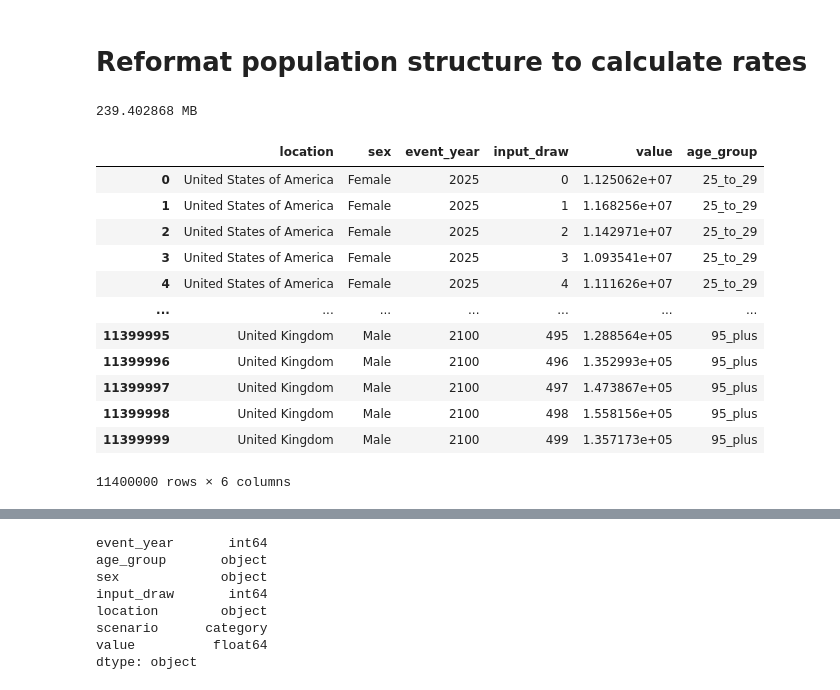
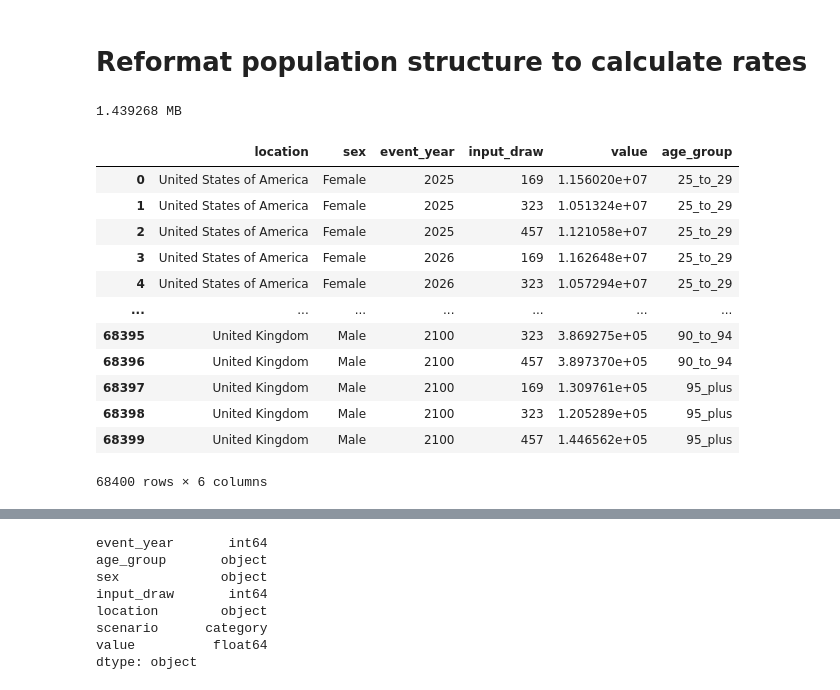
Before and after one commit to ihmeuw/vivarium_research_alzheimers, a Jupyter notebook: results_tables/2025_10_30_results_tables_ndbs.ipynb, the cells around one changed output, grey strips where cells are left out. Drawn from its saved outputs; the diff is of its cells as text; code cells hidden in the pictures.

```diff
--- a/results_tables/2025_10_30_results_tables_ndbs.ipynb
+++ b/results_tables/2025_10_30_results_tables_ndbs.ipynb
@@ -102,7 +86,7 @@ batch_results_dirs
 `/snfs1/Project/simulation_science/alzheimers/results_in_progress`
 # %%
 # Project directory
-project_dir = '/mnt/team/simulation_science/pub/models/vivarium_csu_alzheimers/'
+project_dir = Path('/mnt/team/simulation_science/pub/models/vivarium_csu_alzheimers/')
 
 # Output directory to store final results for client
 output_dir = Path(r"J:\Project\simulation_science\alzheimers\results_in_progress".replace('\\', '/').replace('J:', '/snfs1'))
@@ -118,9 +102,9 @@ PosixPath('/snfs1/Project/simulation_science/alzheimers/results_in_progress')
 model_run_subdir = 'results/abie_consistent_model_test/united_states_of_america/2025_10_28_08_55_05/'
 
 # Results directory for model 8.3, for testing
-results_dirs = project_dir + model_run_subdir + 'results/'
+results_dirs = project_dir / model_run_subdir / 'results/'
 
-# Artifact for models 8.3 - 8.6
+# Artifact for models 8.3 - 8.7
 artifact_model_number = '8.3'
 
 !ls -halt $results_dirs
@@ -175,7 +159,11 @@ def get_results_and_artifact_dicts(
         for subdir in location_to_artifact_subdir.values()]
 
     location_to_artifact_path = {
-        loc: project_dir + subpath for loc, subpath
+        # Make sure artifact directory is stored as a string, not a Path
+        # object, since it'll be stored as a string in the simulation
+        # output, and we'll need to reverse this dict to map from
+        # directories to locations
+        loc: str(project_dir / subpath) for loc, subpath
         in zip(locations, artifact_subpaths)}
 
     return location_to_results_dir, location_to_artifact_path
@@ -810,39 +871,58 @@ dtype: object
 # %% [markdown]
 # Reformat population structure to calculate rates
 # %%
+def append_aggregate_categories(df, ops=ops):
+    # NOTE: If age_group column is Categorical, calling .unique() also
+    # returns a Categorical, which must be explicitly converted to a
+    # list in order for the _ensure_iterable function to work
+    all_ages_map = {'all_ages': list(df['age_group'].unique())}
+    both_sexes_map = {'Both': ['Male', 'Female']}
+    df = (
+        df
+        .pipe(ops.aggregate_categories, 'age_group', all_ages_map, append=True)
+        .pipe(ops.aggregate_categories, 'sex', both_sexes_map, append=True)
+    )
+    return df
+
 def reformat_population_structure(
     population_structure,
+    draws=None,
+    append_aggregates=False,
+    measure='person_time',
     age_map=age_map,
     colname_to_dtype=colname_to_dtype,
+    ops=ops,
 ):
     pop_structure = (
         population_structure
         # Filter to ages and years used in the sim
         .query("age_start >= 25 and year_start >= 2025")
-        .pipe(convert_to_sim_format, age_map, colname_to_dtype)
+        .pipe(convert_to_sim_format, draws, measure, age_map, colname_to_dtype)
         # .assign(measure=lambda df: constant_categorical('person_time', len(df)))
     )
     # Copy 2050 population forward through 2100
     pop_2050 = pop_structure.query("event_year == 2050")
     future_years = [pop_2050.assign(event_year=y) for y in range(2051, 2101)]
     pop_structure = pd.concat([pop_structure, *future_years], ignore_index=True)
+    if append_aggregates:
+        pop_structure = append_aggregate_categories(pop_structure, ops)
     return pop_structure
 
-pop_structure_sim = reformat_population_structure(pop_structure)
+pop_structure_sim = reformat_population_structure(pop_structure, draws, False, None)
 print_memory_usage(pop_structure_sim)
 pop_structure_sim
 # %% [output]
-239.402868 MB
+1.439268 MB
 |  | location | sex | event_year | input_draw | value | age_group |
-| 0 | United States of America | Female | 2025 | 0 | 1.125062e+07 | 25_to_29 |
-| 1 | United States of America | Female | 2025 | 1 | 1.168256e+07 | 25_to_29 |
-| 2 | United States of America | Female | 2025 | 2 | 1.142971e+07 | 25_to_29 |
-| 3 | United States of America | Female | 2025 | 3 | 1.093541e+07 | 25_to_29 |
-| 4 | United States of America | Female | 2025 | 4 | 1.111626e+07 | 25_to_29 |
+| 0 | United States of America | Female | 2025 | 169 | 1.156020e+07 | 25_to_29 |
+| 1 | United States of America | Female | 2025 | 323 | 1.051324e+07 | 25_to_29 |
+| 2 | United States of America | Female | 2025 | 457 | 1.121058e+07 | 25_to_29 |
+| 3 | United States of America | Female | 2026 | 169 | 1.162648e+07 | 25_to_29 |
+| 4 | United States of America | Female | 2026 | 323 | 1.057294e+07 | 25_to_29 |
 | ... | ... | ... | ... | ... | ... | ... |
-| 11399995 | United Kingdom | Male | 2100 | 495 | 1.288564e+05 | 95_plus |
-| 11399996 | United Kingdom | Male | 2100 | 496 | 1.352993e+05 | 95_plus |
-| 11399997 | United Kingdom | Male | 2100 | 497 | 1.473867e+05 | 95_plus |
-| 11399998 | United Kingdom | Male | 2100 | 498 | 1.558156e+05 | 95_plus |
-| 11399999 | United Kingdom | Male | 2100 | 499 | 1.357173e+05 | 95_plus |
+| 68395 | United Kingdom | Male | 2100 | 323 | 3.869275e+05 | 90_to_94 |
+| 68396 | United Kingdom | Male | 2100 | 457 | 3.897370e+05 | 90_to_94 |
+| 68397 | United Kingdom | Male | 2100 | 169 | 1.309761e+05 | 95_plus |
+| 68398 | United Kingdom | Male | 2100 | 323 | 1.205289e+05 | 95_plus |
+| 68399 | United Kingdom | Male | 2100 | 457 | 1.446562e+05 | 95_plus |
-11400000 rows × 6 columns
+68400 rows × 6 columns
```
Also changed, not shown: parts of 38 cells of this notebook.
